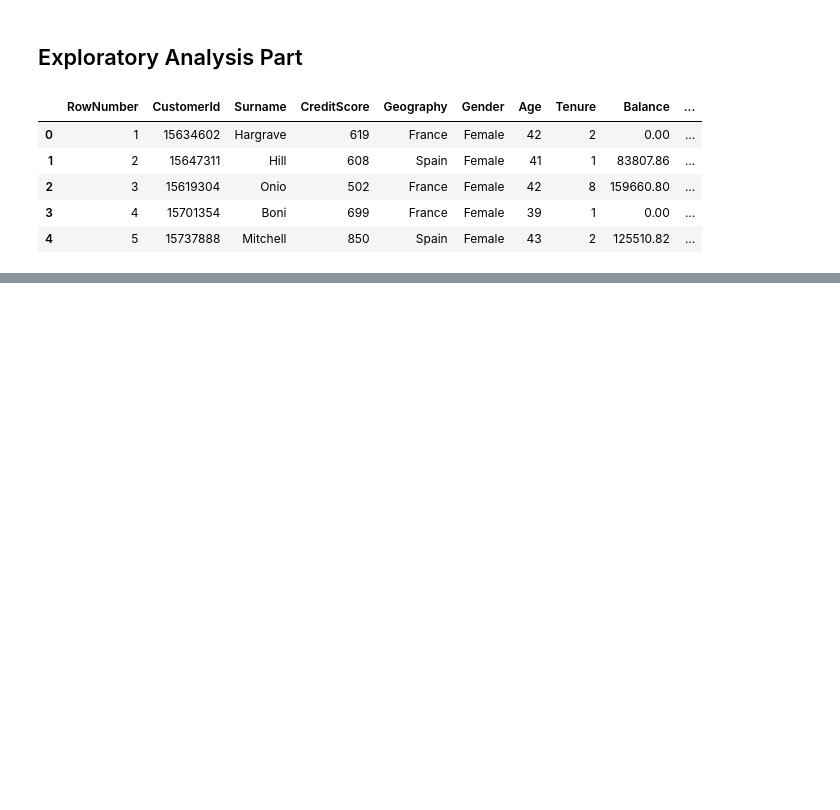
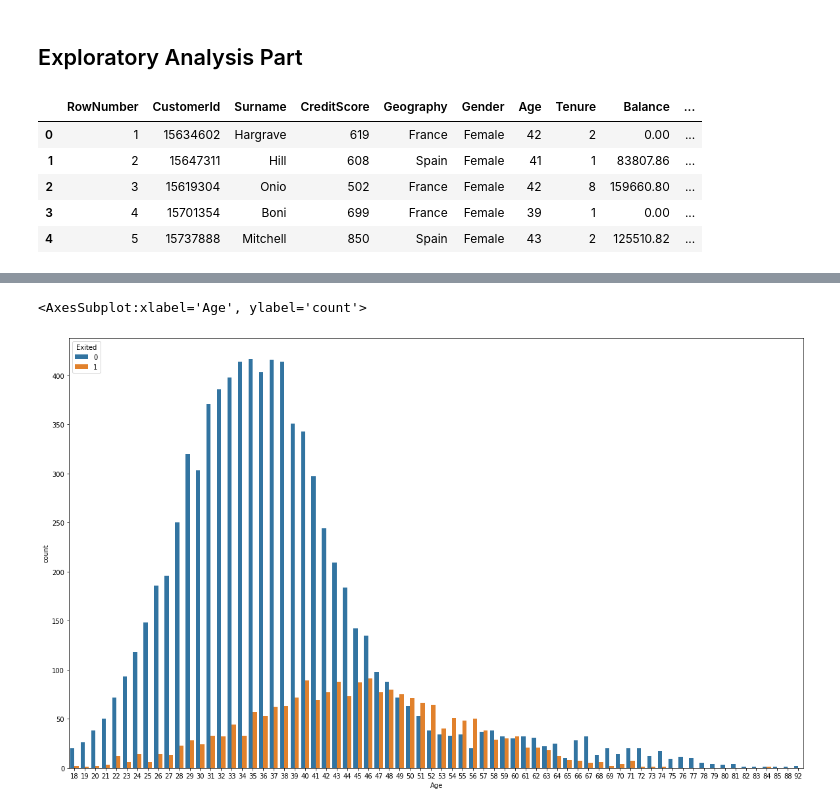
Before and after one commit to eeeds/churn-prediction-app, a Jupyter notebook: notebooks/exploratory_analysis.ipynb, the cells around one changed output, grey strips where cells are left out. Saved outputs shown, nothing was run; the diff lists cells and outputs as text; code cells hidden in the pictures; blank space fills up the shorter version.

```diff
--- a/notebooks/exploratory_analysis.ipynb
+++ b/notebooks/exploratory_analysis.ipynb
@@ -17,0 +95,8 @@ df.head()
+# %%
+#What about age?
+plt.figure(figsize=(20,12))
+sns.countplot(x = 'Age', hue = 'Exited', data = df_churn)
+#We can see that people who are younger stayed in  the company.
+# %% [output]
+<AxesSubplot:xlabel='Age', ylabel='count'>
+[figure, added]
```
Also changed, not shown: parts of 33 cells of this notebook, 1 other file.
